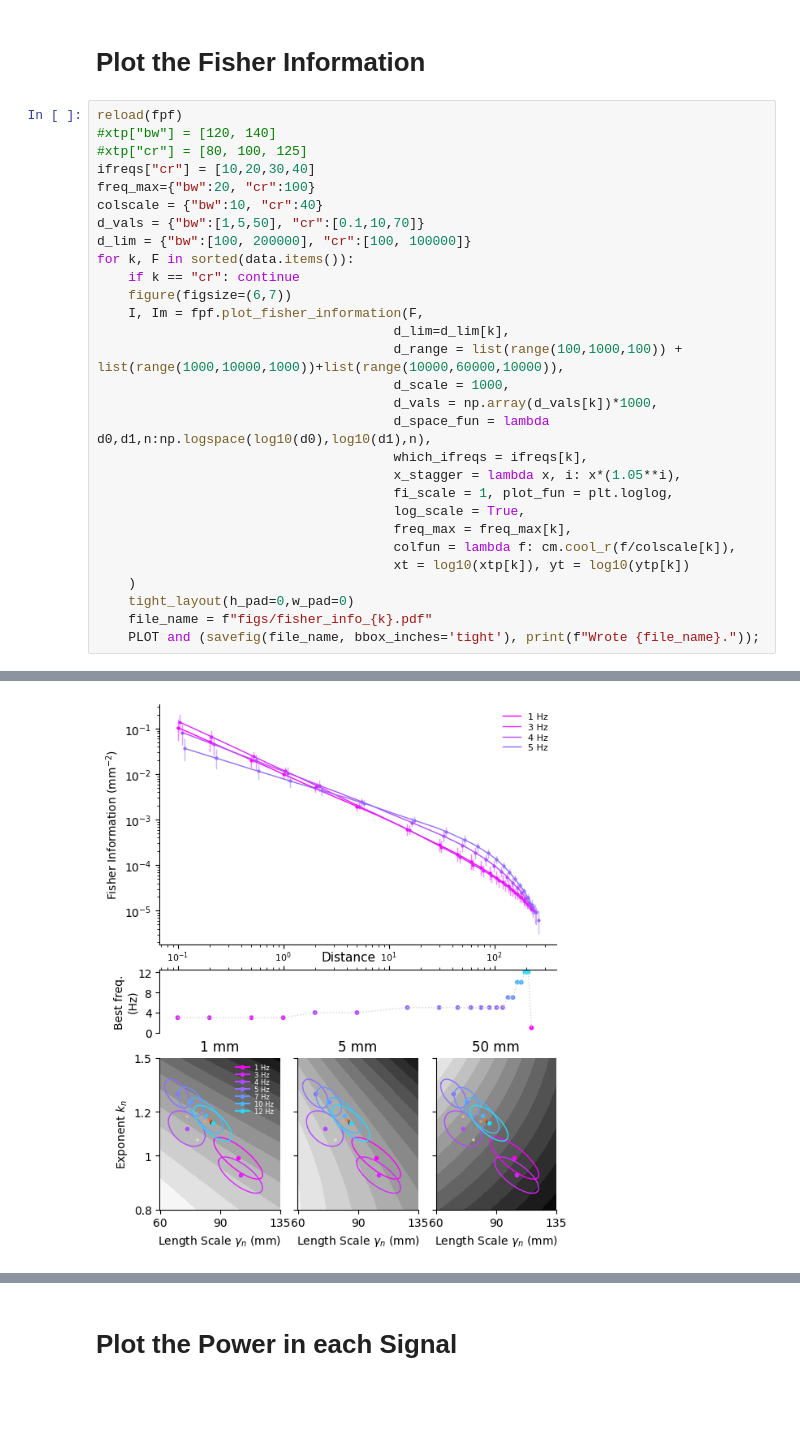
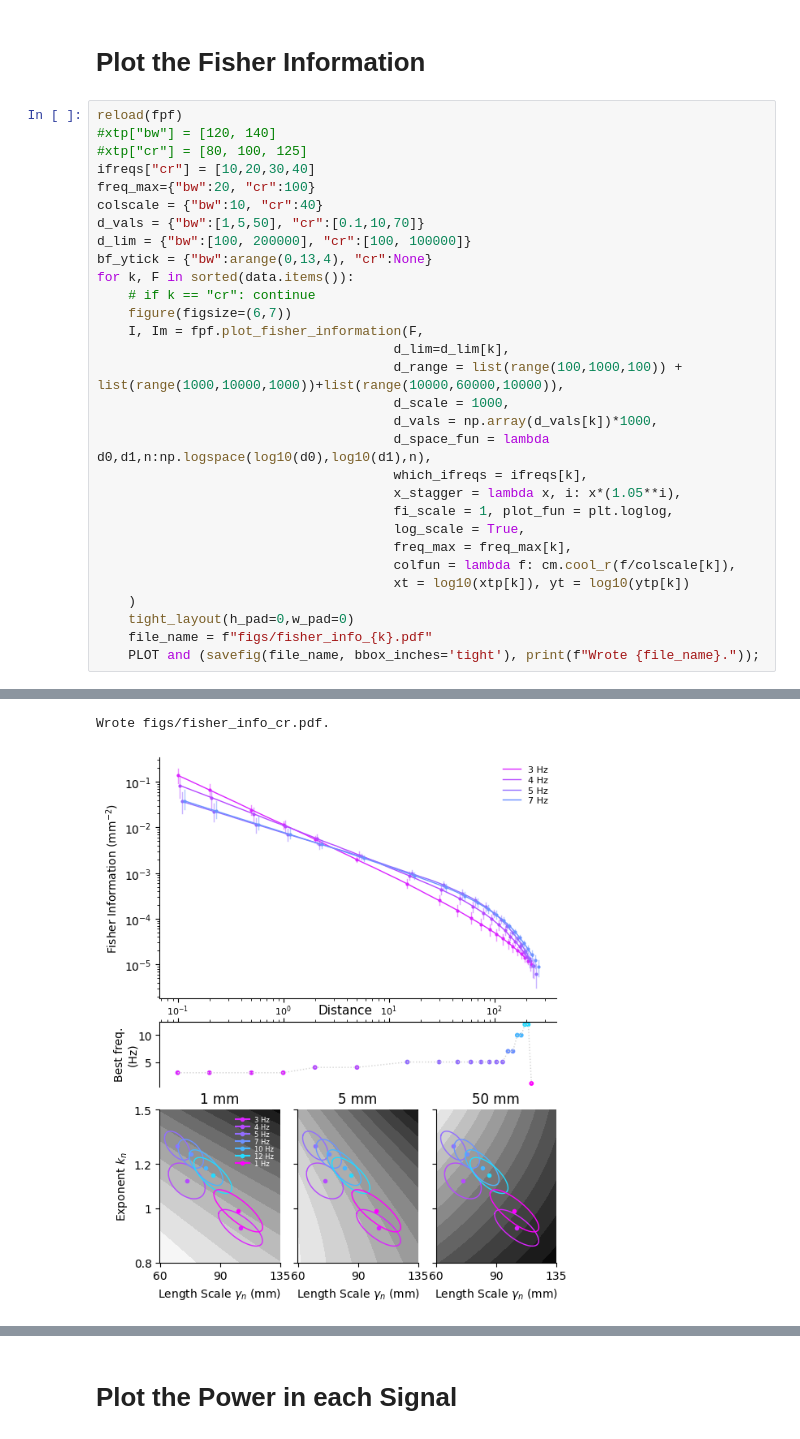
Before and after one commit to stootoon/fisher-plumes, a Jupyter notebook: make_figs.ipynb, the cells around one changed output, grey strips where cells are left out. Saved outputs shown, nothing was run; the diff lists cells and outputs as text; blank space fills up the shorter version.

```diff
--- a/make_figs.ipynb
+++ b/make_figs.ipynb
@@ -313,8 +313,9 @@ freq_max={"bw":20, "cr":100}
 colscale = {"bw":10, "cr":40}
 d_vals = {"bw":[1,5,50], "cr":[0.1,10,70]}
 d_lim = {"bw":[100, 200000], "cr":[100, 100000]}
+bf_ytick = {"bw":arange(0,13,4), "cr":None}
 for k, F in sorted(data.items()):
-    if k == "cr": continue
+    # if k == "cr": continue
     figure(figsize=(6,7))
     I, Im = fpf.plot_fisher_information(F,
                                       d_lim=d_lim[k],
@@ -340 +343,2 @@ Wrote figs/fisher_info_bw.pdf.
+Wrote figs/fisher_info_cr.pdf.
-[figure, old version]
+[figure, new version]
```
Also changed, not shown: parts of 2 cells of this notebook, 15 other files.
